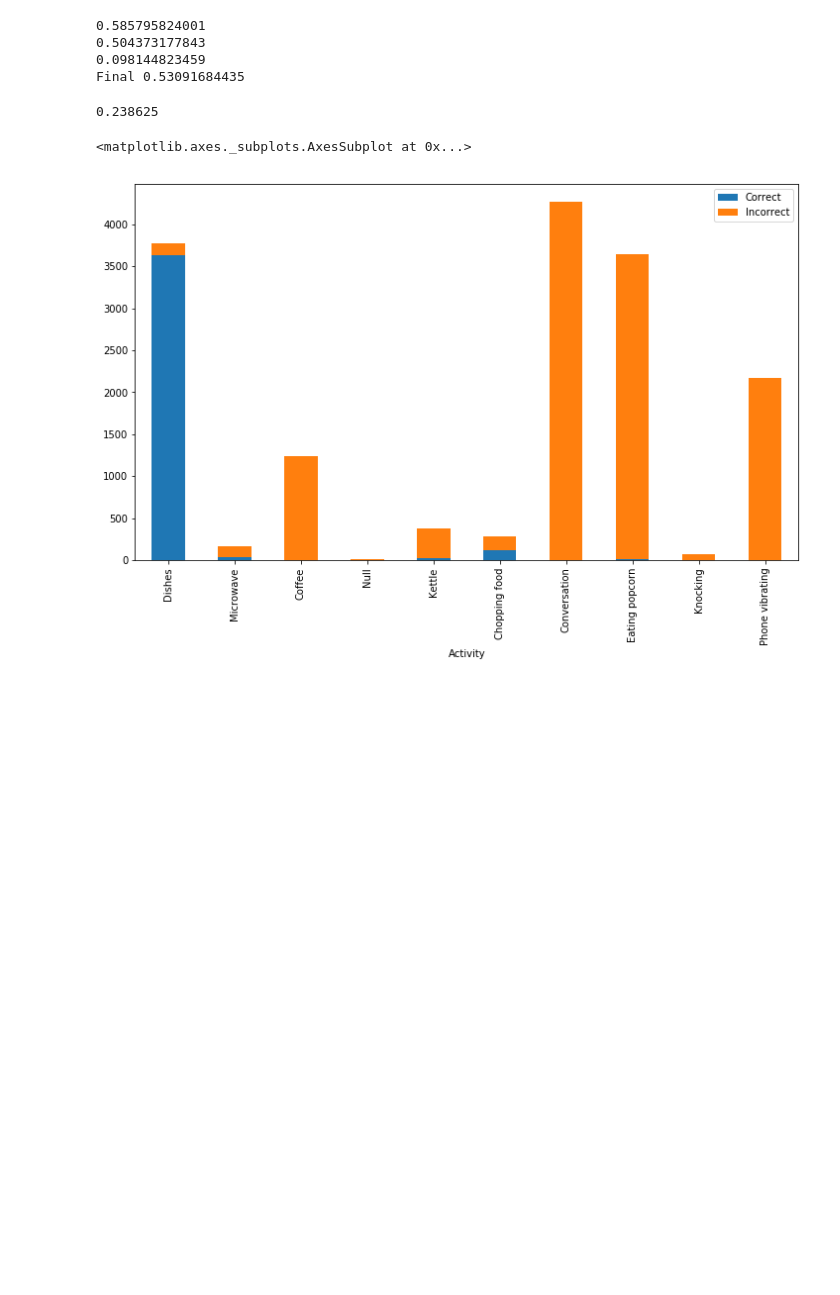
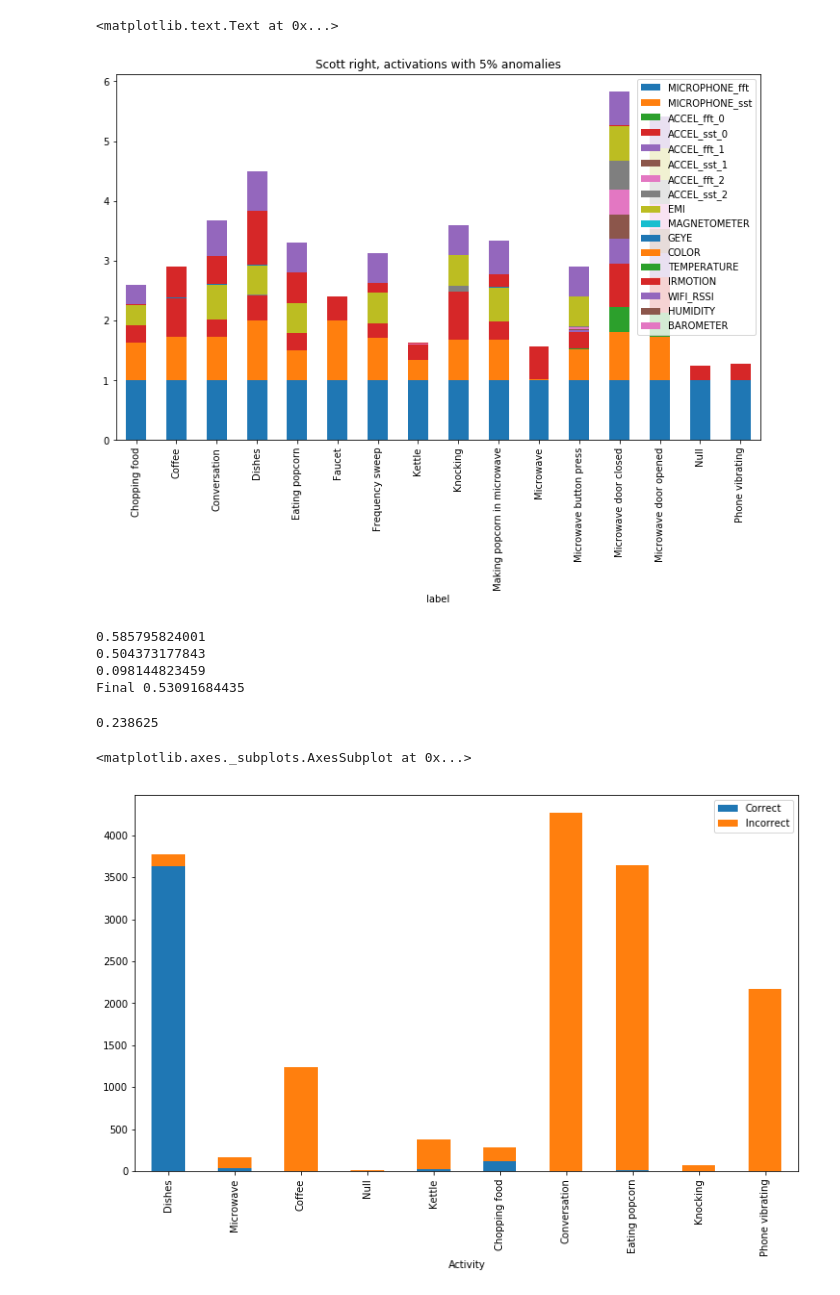
Before and after one commit to matus-tomlein/transfer-learning-playground, a Jupyter notebook: notebooks/activation-groups.ipynb, the cells around one changed output. Drawn from its saved outputs; the diff is of its cells as text; code cells hidden in the pictures; blank space fills up the shorter version.

```diff
--- a/notebooks/activation-groups.ipynb
+++ b/notebooks/activation-groups.ipynb
@@ -63,3 +193,9 @@ def average_values(df, window_size=5):
+# %%
+anomalies.groupby('label').mean().plot.bar(stacked=True)
+plt.title('Scott right, activations with 5% anomalies')
+# %% [output]
+<matplotlib.text.Text at 0x...>
+[figure, added]
 # %%
 def read_dataset_by_activation_groups(dataset, device, activities, complete_df):
     anomaly_percentile = 50
```
Also changed, not shown: parts of 7 cells of this notebook, 12 other files.
